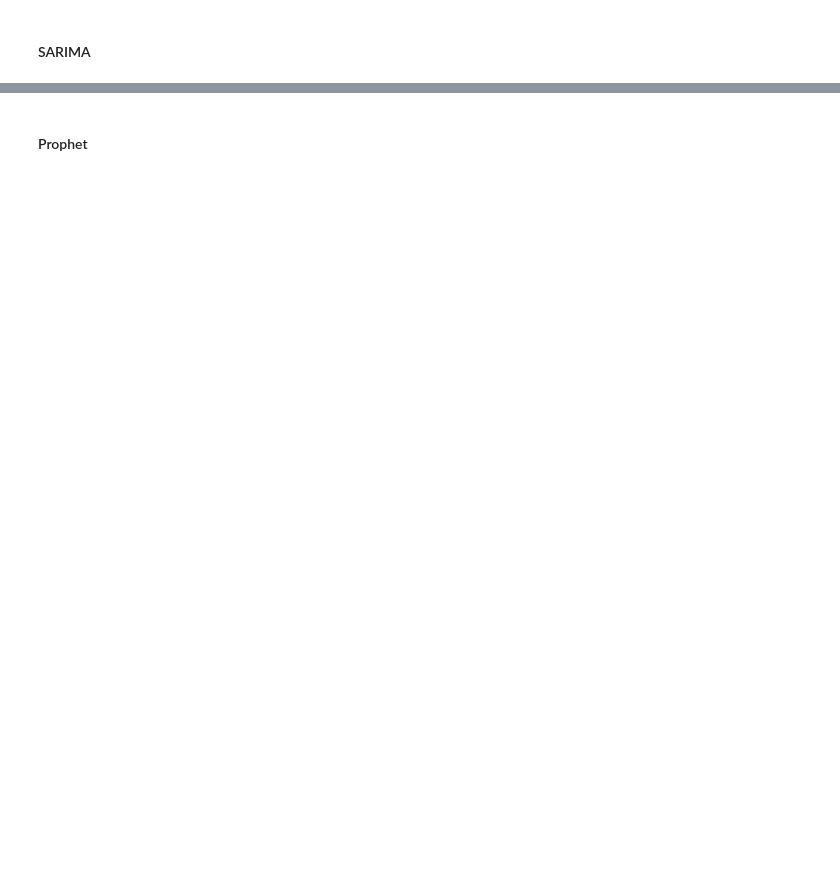
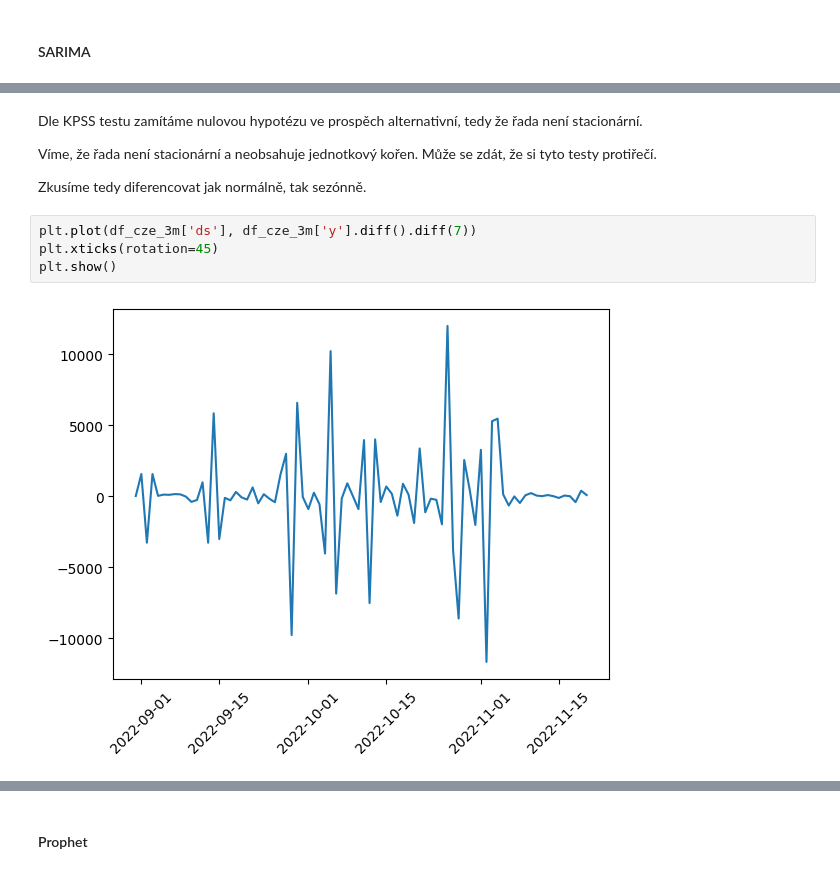
Before and after one commit to NevoleMarek/NI-SCR, a Jupyter notebook: 01_sarima_prophet.ipynb, the cells around one changed output, grey strips where cells are left out. Cells and saved outputs as stored; diff of their text form; blank space fills up the shorter version.

```diff
--- a/01_sarima_prophet.ipynb
+++ b/01_sarima_prophet.ipynb
@@ -116,0 +154,12 @@ plt.show()
+# %% [markdown]
+Dle KPSS testu zamítáme nulovou hypotézu ve prospěch alternativní, tedy že řada není stacionární.
+
+Víme, že řada není stacionární a neobsahuje jednotkový kořen. Může se zdát, že si tyto testy protiřečí.
+
+Zkusíme tedy diferencovat jak normálně, tak sezónně.
+# %%
+plt.plot(df_cze_3m['ds'], df_cze_3m['y'].diff().diff(7))
+plt.xticks(rotation=45)
+plt.show()
+# %% [output]
+[figure, added]
```
Also changed, not shown: parts of 64 cells of this notebook, 2 other files.
